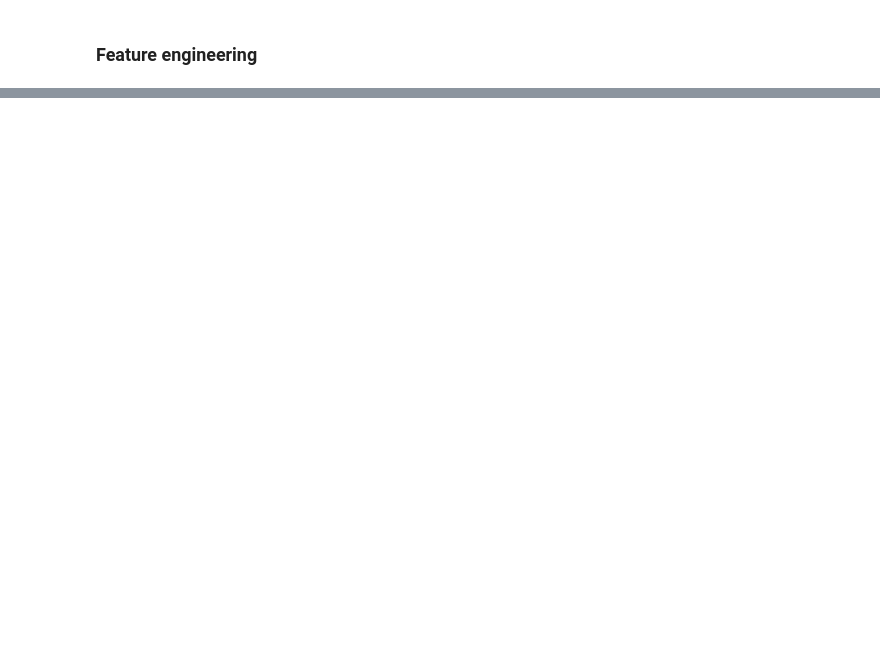
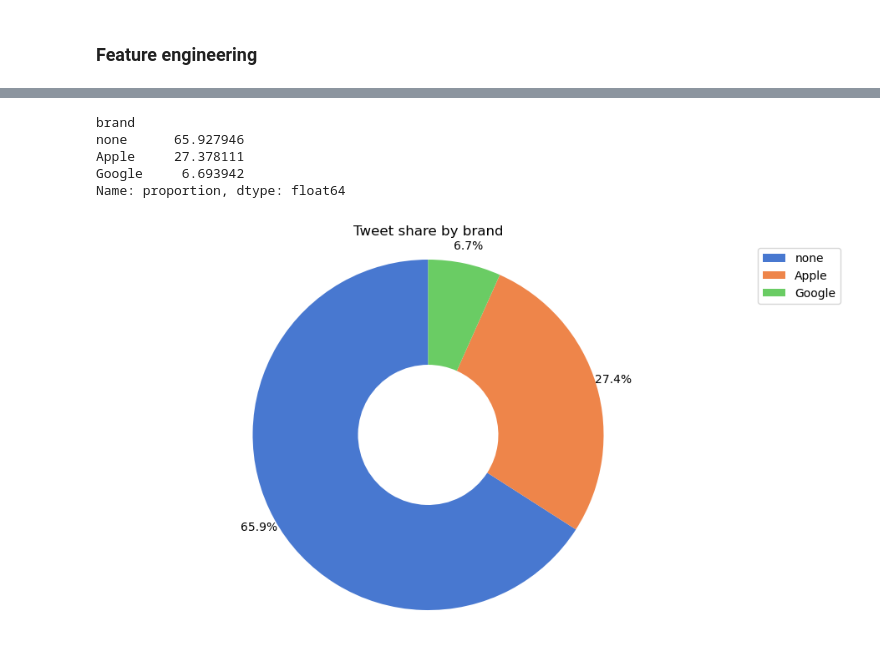
Before and after one commit to Julie-Nyawira/Phase4_Project, a Jupyter notebook: Index.ipynb, the cells around one changed output, grey strips where cells are left out. Drawn from its saved outputs; the diff is of its cells as text; code cells hidden in the pictures; blank space fills up the shorter version.

```diff
--- a/Index.ipynb
+++ b/Index.ipynb
@@ -185,0 +265,19 @@ Name: brand, dtype: int64
+# %%
+#pie chart to visualize Tweet share by brand
+brand_share = data['brand'].value_counts(normalize=True)
+print(brand_share * 100)
+
+#Visualizing using pie chart
+plt.figure(figsize=(10, 6))
+plt.pie(brand_share.values, autopct='%1.1f%%', pctdistance=1.1, startangle=90, colors=sns.color_palette('muted'), wedgeprops={'width': 0.6})
+plt.title('Tweet share by brand')
+plt.axis('equal')
+plt.legend(labels=brand_share.index, loc='upper left', bbox_to_anchor=(1, 1))
+plt.show()
+# %% [output]
+brand
+none      65.927946
+Apple     27.378111
+Google     6.693942
+Name: proportion, dtype: float64
+[figure, added]
```
Also changed, not shown: parts of 11 cells of this notebook.
